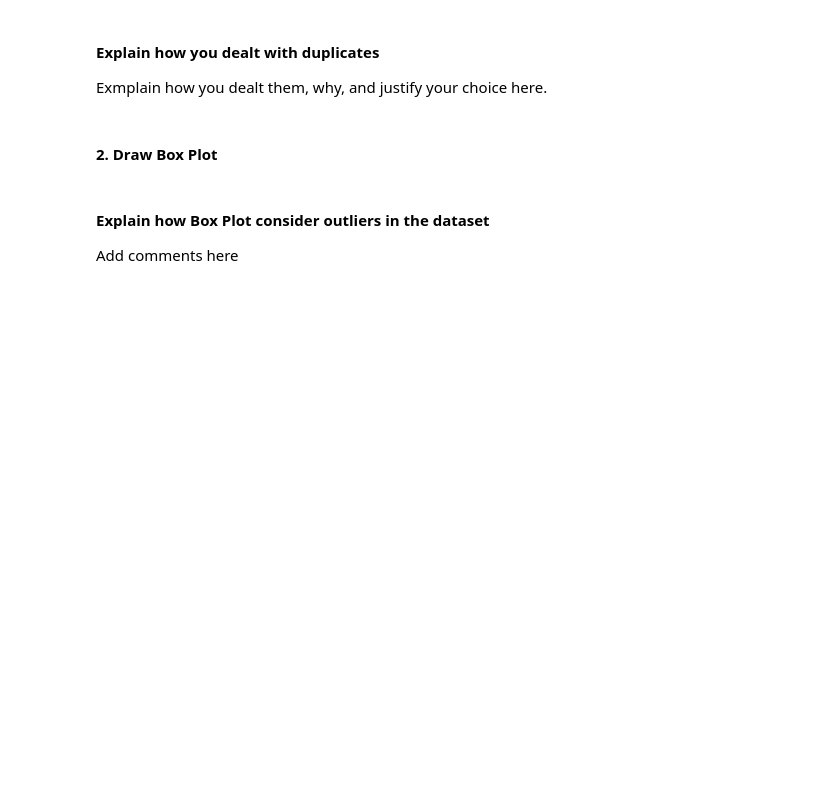
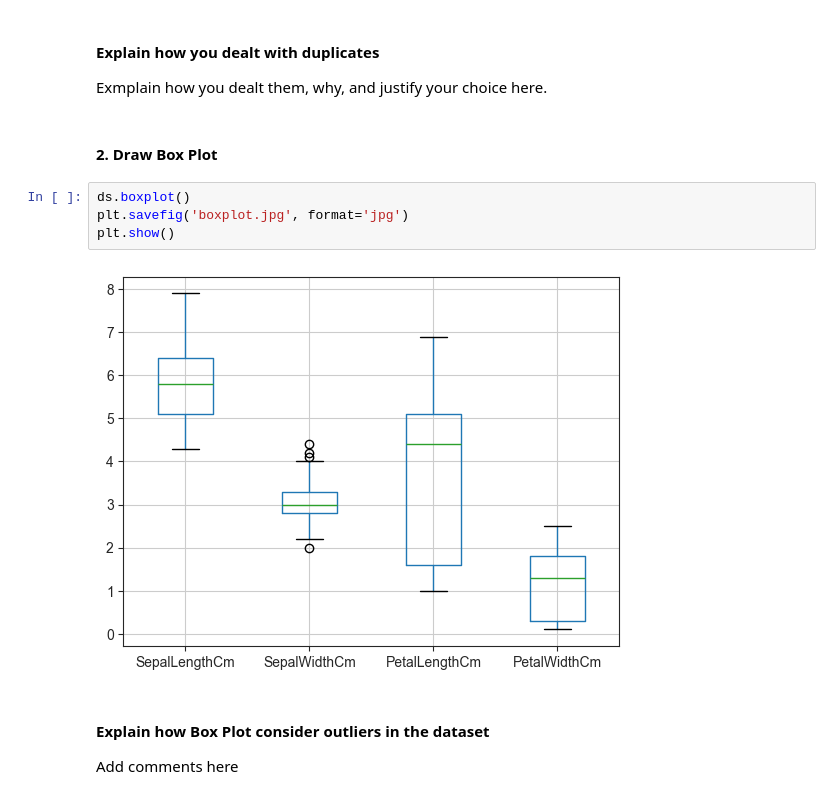
Before and after one commit to timothyjameslim/ML, a Jupyter notebook: Assignment 1/CS372 Assignment1_Answer.ipynb, the cells around one changed output. Drawn from its saved outputs; the diff is of its cells as text; blank space fills up the shorter version.

```diff
--- a/Assignment 1/CS372 Assignment1_Answer.ipynb
+++ b/Assignment 1/CS372 Assignment1_Answer.ipynb
@@ -90,6 +73,12 @@ ds.drop_duplicates(inplace=True)
 Exmplain how you dealt them, why, and justify your choice here.
 # %% [markdown]
 #### **2.** Draw Box Plot
+# %%
+ds.boxplot()
+plt.savefig('boxplot.jpg', format='jpg')
+plt.show()
+# %% [output]
+[figure, added]
 # %% [markdown]
 #### **Explain how Box Plot consider outliers in the dataset**
 
```
Also changed, not shown: parts of 9 cells of this notebook, 6 other files.
